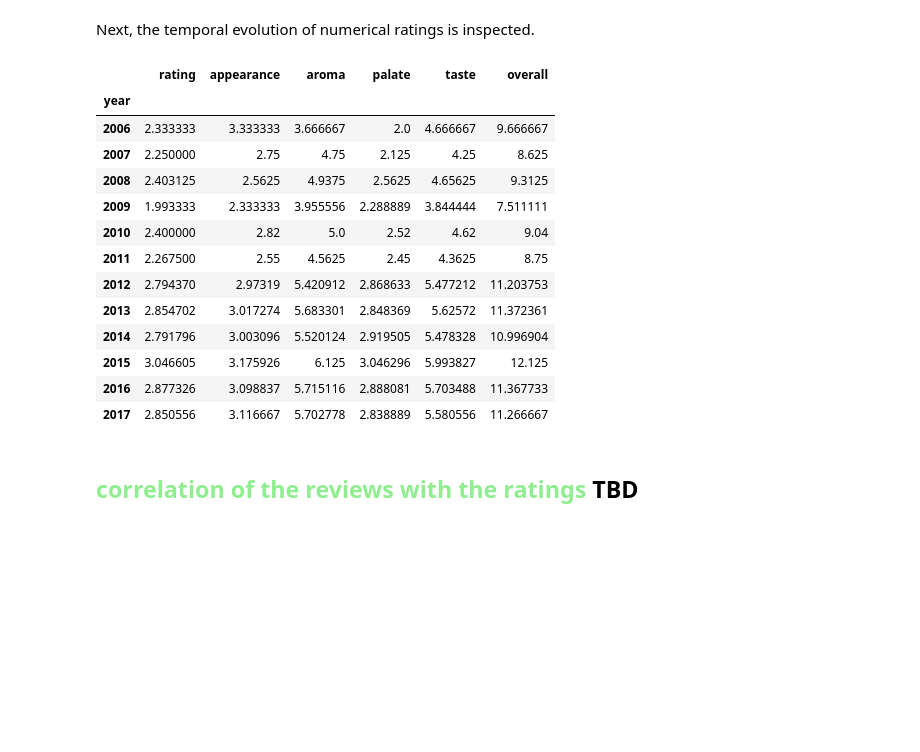
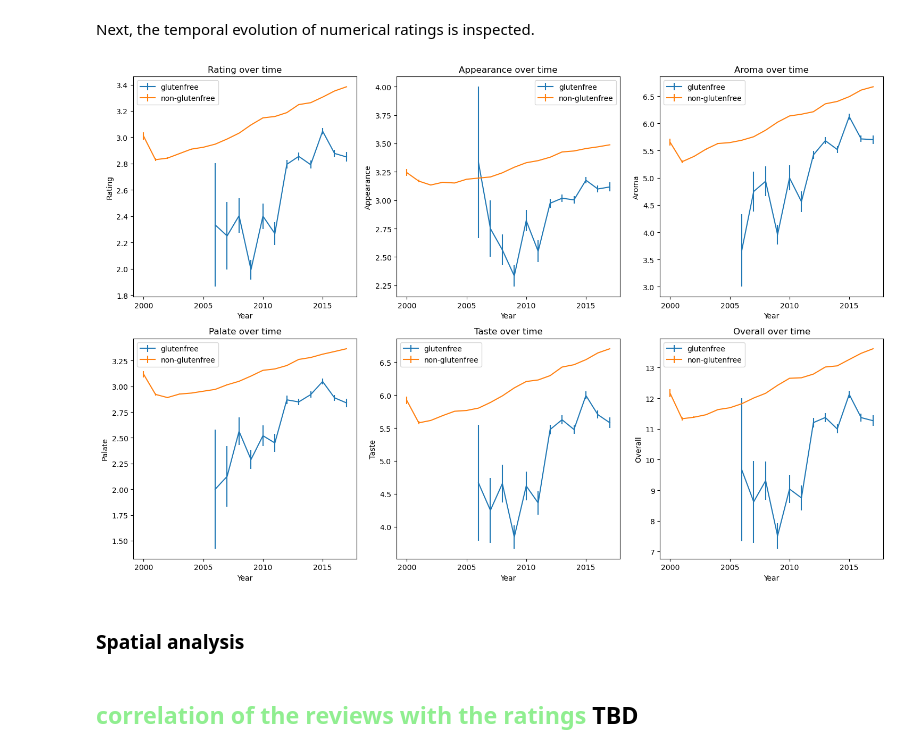
Before and after one commit to epfl-ada/ada-2023-project-adarescueteam, a Jupyter notebook: code/P3.ipynb, the cells around one changed output. Saved outputs shown, nothing was run; the diff lists cells and outputs as text; code cells hidden in the pictures; blank space fills up the shorter version.

```diff
--- a/code/P3.ipynb
+++ b/code/P3.ipynb
@@ -535,0 +535,3 @@ reviews_en_fr['year'] = reviews_en_fr['date'].str.split('-').str[0].astype(int)
+# %%
+reviews_style_lang = reviews_style_lang.merge(RB_users[['user_id', 'location']], on='user_id', how='left')
+reviews_en_fr = reviews_en_fr.merge(RB_users[['user_id', 'location']], on='user_id', how='left')
@@ -595,21 +603,3 @@ Text(0.5, 1.0, 'Temporal analysis of glutenfree beers proportion worldwide')
 It shows that the increase of reviews for gluten-free beers is not due to the increase of total number of reviews. Thus, the increasing popularity of gluten-free beers is confirmed.
 # %% [markdown]
 Next, the temporal evolution of numerical ratings is inspected.
-# %%
-gf_year_mean = reviews_en_fr[reviews_en_fr['glutenfree'] == True][['rating','year', 'appearance','aroma','palate','taste','overall']].groupby('year').mean()
-gf_year_mean
-# %% [output]
-|  | rating | appearance | aroma | palate | taste | overall |
-| year |  |  |  |  |  |  |
-| 2006 | 2.333333 | 3.333333 | 3.666667 | 2.0 | 4.666667 | 9.666667 |
-| 2007 | 2.250000 | 2.75 | 4.75 | 2.125 | 4.25 | 8.625 |
-| 2008 | 2.403125 | 2.5625 | 4.9375 | 2.5625 | 4.65625 | 9.3125 |
-| 2009 | 1.993333 | 2.333333 | 3.955556 | 2.288889 | 3.844444 | 7.511111 |
-| 2010 | 2.400000 | 2.82 | 5.0 | 2.52 | 4.62 | 9.04 |
-| 2011 | 2.267500 | 2.55 | 4.5625 | 2.45 | 4.3625 | 8.75 |
-| 2012 | 2.794370 | 2.97319 | 5.420912 | 2.868633 | 5.477212 | 11.203753 |
-| 2013 | 2.854702 | 3.017274 | 5.683301 | 2.848369 | 5.62572 | 11.372361 |
-| 2014 | 2.791796 | 3.003096 | 5.520124 | 2.919505 | 5.478328 | 10.996904 |
-| 2015 | 3.046605 | 3.175926 | 6.125 | 3.046296 | 5.993827 | 12.125 |
-| 2016 | 2.877326 | 3.098837 | 5.715116 | 2.888081 | 5.703488 | 11.367733 |
-| 2017 | 2.850556 | 3.116667 | 5.702778 | 2.838889 | 5.580556 | 11.266667 |
@@ -616,2 +631,52 @@ gf_year_mean
+# %%
+gf_stats = calculate_numerical_stats_by_year(reviews_en_fr[reviews_en_fr['glutenfree'] == True])
+ngf_stats = calculate_numerical_stats_by_year(reviews_en_fr[reviews_en_fr['glutenfree'] == False])
+# %%
+# plt the mean numerical stats over time for glutenfree and non-glutenfree beers
+# plot rating, appearance, aroma, palate, taste, overall in 6 subplots
+# plot the mean and the standard error of the mean (sem)
+
+def plot_statistics(ax, x1, x2, y1, y2, yerr1, yerr2, label1, label2, xlabel, ylabel, title):
+    ax.errorbar(x1, y1, yerr=yerr1, label=label1)
+    ax.errorbar(x2, y2, yerr=yerr2, label=label2)
+    ax.set_xlabel(xlabel)
+    ax.set_ylabel(ylabel)
+    ax.set_title(title)
+    ax.legend()
+
+# Assuming gf_stats and ngf_stats are your DataFrames
+
+fig, axs = plt.subplots(2, 3, figsize=(15, 10))
+
+statistics = ['rating', 'appearance', 'aroma', 'palate', 'taste', 'overall']
+
+for i, stat in enumerate(statistics, start=1):
+    row = (i - 1) // 3
+    col = (i - 1) % 3
+
+    plot_statistics(
+        axs[row, col],
+        gf_stats['year'],
+        ngf_stats['year'],
+        gf_stats[f'{stat}_mean'],
+        ngf_stats[f'{stat}_mean'],
+        gf_stats[f'{stat}_sem'],
+        ngf_stats[f'{stat}_sem'],
+        'glutenfree',
+        'non-glutenfree',
+        'Year',
+        stat.capitalize(),
+        f'{stat.capitalize()} over time'
+    )
+
+    step = 5
+    axs[row, col].set_xticks(ngf_stats['year'].astype(int).unique()[::step])
+
+plt.tight_layout()
+plt.show()
+# %% [output]
+[figure, added]
+# %% [markdown]
+### Spatial analysis
 # %% [markdown]
 ## <span style="color: lightgreen;">correlation of the reviews with the ratings</span> TBD
```
Also changed, not shown: parts of 21 cells of this notebook.
